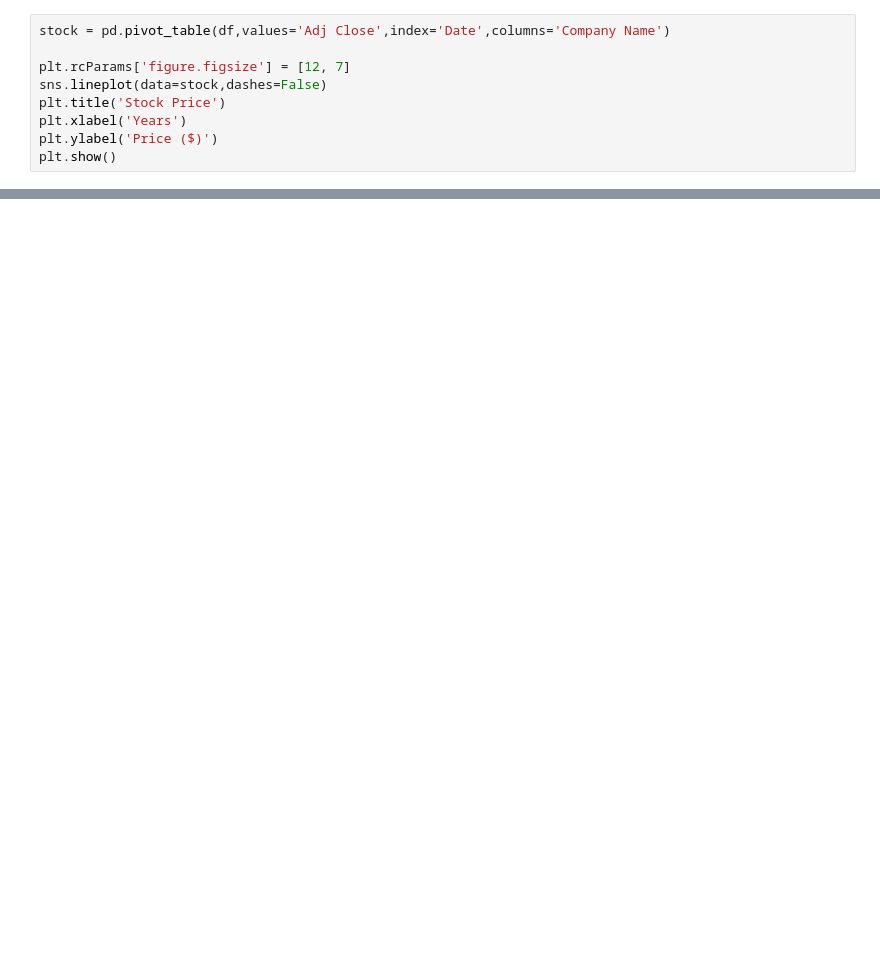
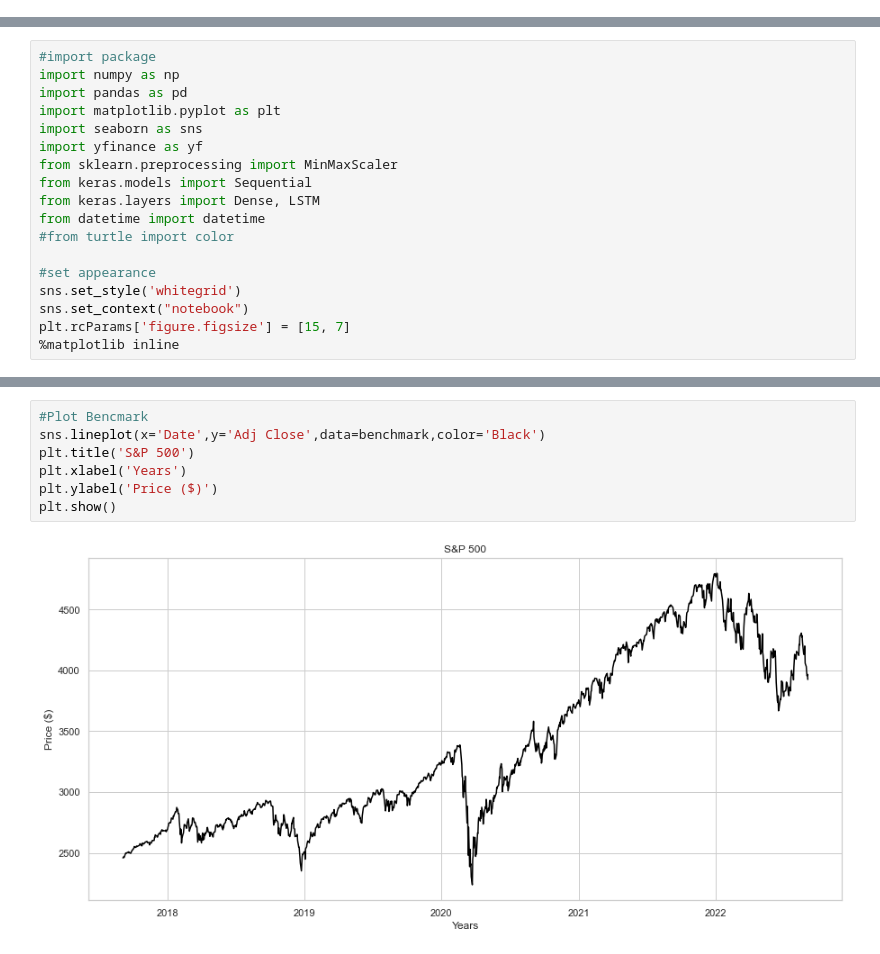
Before and after one commit to putraadp/Stock_Evaluation_of_10_Big_Tech, a Jupyter notebook: stock.ipynb, the cells around one changed output, grey strips where cells are left out. Drawn from its saved outputs; the diff is of its cells as text; blank space fills up the shorter version.

```diff
--- a/stock.ipynb
+++ b/stock.ipynb
@@ -54,9 +0,0 @@ df
-# %%
-stock = pd.pivot_table(df,values='Adj Close',index='Date',columns='Company Name')
-
-plt.rcParams['figure.figsize'] = [12, 7]
-sns.lineplot(data=stock,dashes=False)
-plt.title('Stock Price')
-plt.xlabel('Years')
-plt.ylabel('Price ($)')
-plt.show()
@@ -277,0 +21,18 @@ model.fit(x_train, y_train, batch_size=1, epochs=1)
+# %%
+#import package
+import numpy as np
+import pandas as pd
+import matplotlib.pyplot as plt
+import seaborn as sns
+import yfinance as yf
+from sklearn.preprocessing import MinMaxScaler
+from keras.models import Sequential
+from keras.layers import Dense, LSTM
+from datetime import datetime
+#from turtle import color
+
+#set appearance
+sns.set_style('whitegrid')
+sns.set_context("notebook")
+plt.rcParams['figure.figsize'] = [15, 7]
+%matplotlib inline
@@ -277,0 +183,9 @@ model.fit(x_train, y_train, batch_size=1, epochs=1)
+# %%
+#Plot Bencmark
+sns.lineplot(x='Date',y='Adj Close',data=benchmark,color='Black')
+plt.title('S&P 500')
+plt.xlabel('Years')
+plt.ylabel('Price ($)')
+plt.show()
+# %% [output]
+[figure, added]
```
Also changed, not shown: parts of 62 cells of this notebook, 1 other file.
